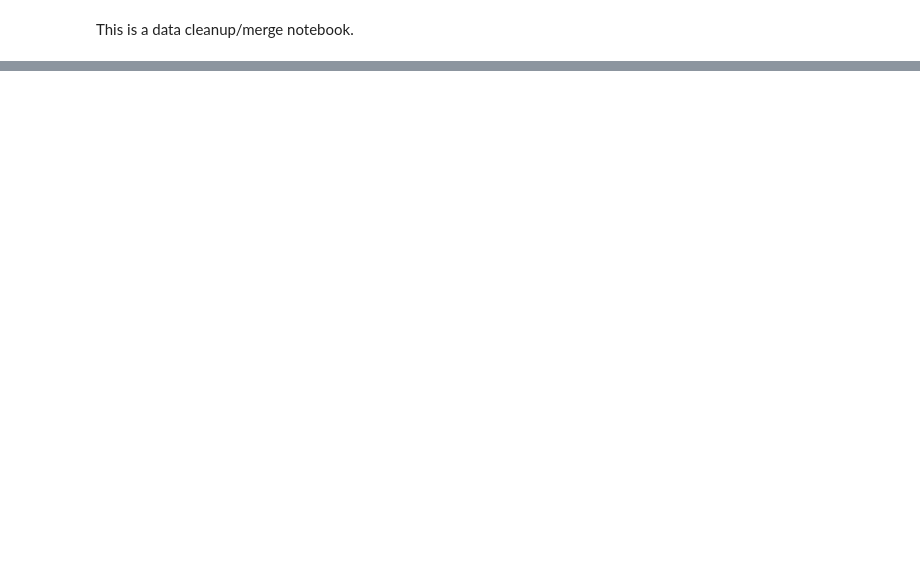
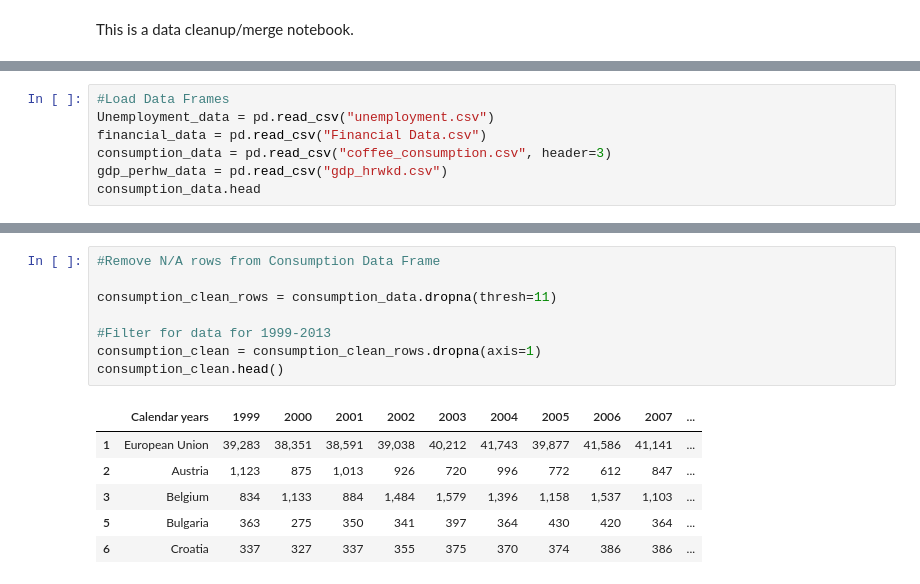
Before and after one commit to andrewboring/Confabulators_Project_1, a Jupyter notebook: data/data_cleanup.ipynb, the cells around one changed output, grey strips where cells are left out. Saved outputs shown, nothing was run; the diff lists cells and outputs as text; blank space fills up the shorter version.

```diff
--- a/data/data_cleanup.ipynb
+++ b/data/data_cleanup.ipynb
@@ -71,0 +7,7 @@ all_combined.head()
+# %%
+#Load Data Frames
+Unemployment_data = pd.read_csv("unemployment.csv")
+financial_data = pd.read_csv("Financial Data.csv")
+consumption_data = pd.read_csv("coffee_consumption.csv", header=3)
+gdp_perhw_data = pd.read_csv("gdp_hrwkd.csv")
+consumption_data.head
@@ -71,0 +32,15 @@ all_combined.head()
+# %%
+#Remove N/A rows from Consumption Data Frame
+
+consumption_clean_rows = consumption_data.dropna(thresh=11)
+
+#Filter for data for 1999-2013
+consumption_clean = consumption_clean_rows.dropna(axis=1)
+consumption_clean.head()
+# %% [output]
+|  | Calendar years | 1999 | 2000 | 2001 | 2002 | 2003 | 2004 | 2005 | 2006 | 2007 | ... |
+| 1 | European Union | 39,283 | 38,351 | 38,591 | 39,038 | 40,212 | 41,743 | 39,877 | 41,586 | 41,141 | ... |
+| 2 | Austria | 1,123 | 875 | 1,013 | 926 | 720 | 996 | 772 | 612 | 847 | ... |
+| 3 | Belgium | 834 | 1,133 | 884 | 1,484 | 1,579 | 1,396 | 1,158 | 1,537 | 1,103 | ... |
+| 5 | Bulgaria | 363 | 275 | 350 | 341 | 397 | 364 | 430 | 420 | 364 | ... |
+| 6 | Croatia | 337 | 327 | 337 | 355 | 375 | 370 | 374 | 386 | 386 | ... |
```
Also changed, not shown: parts of 33 cells of this notebook.
